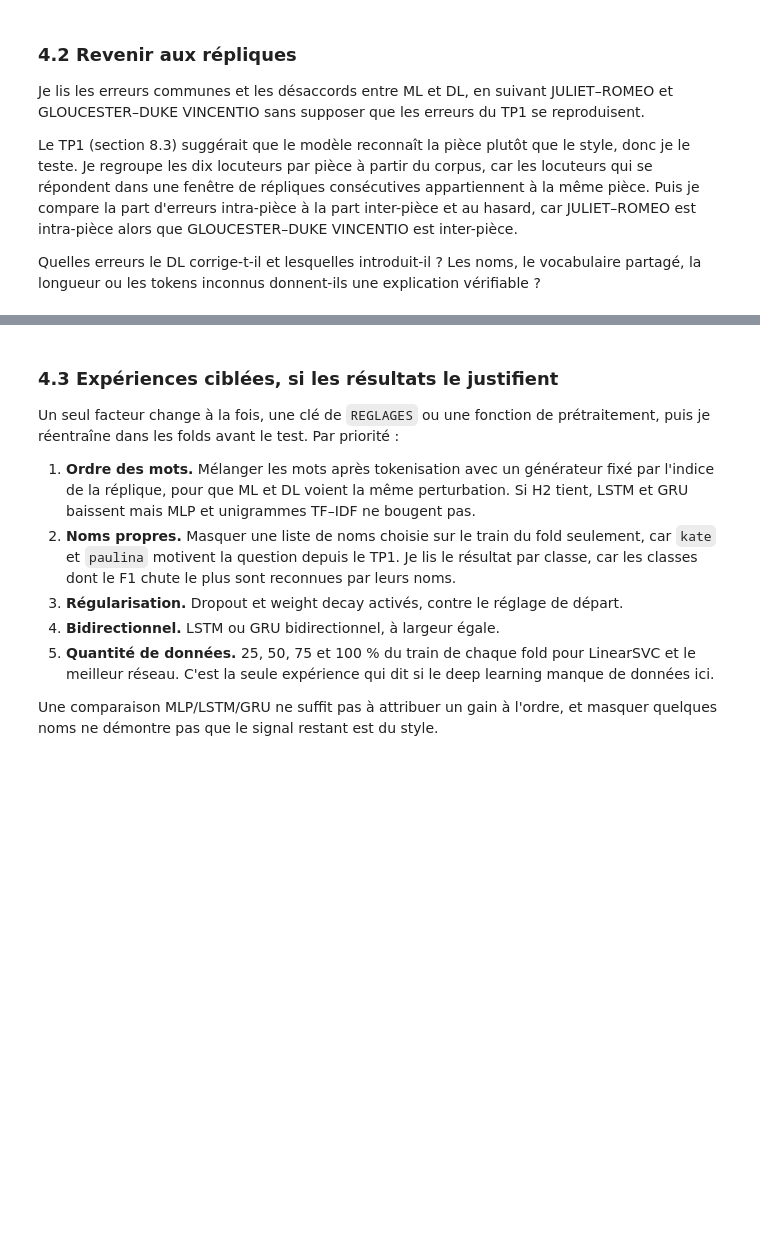
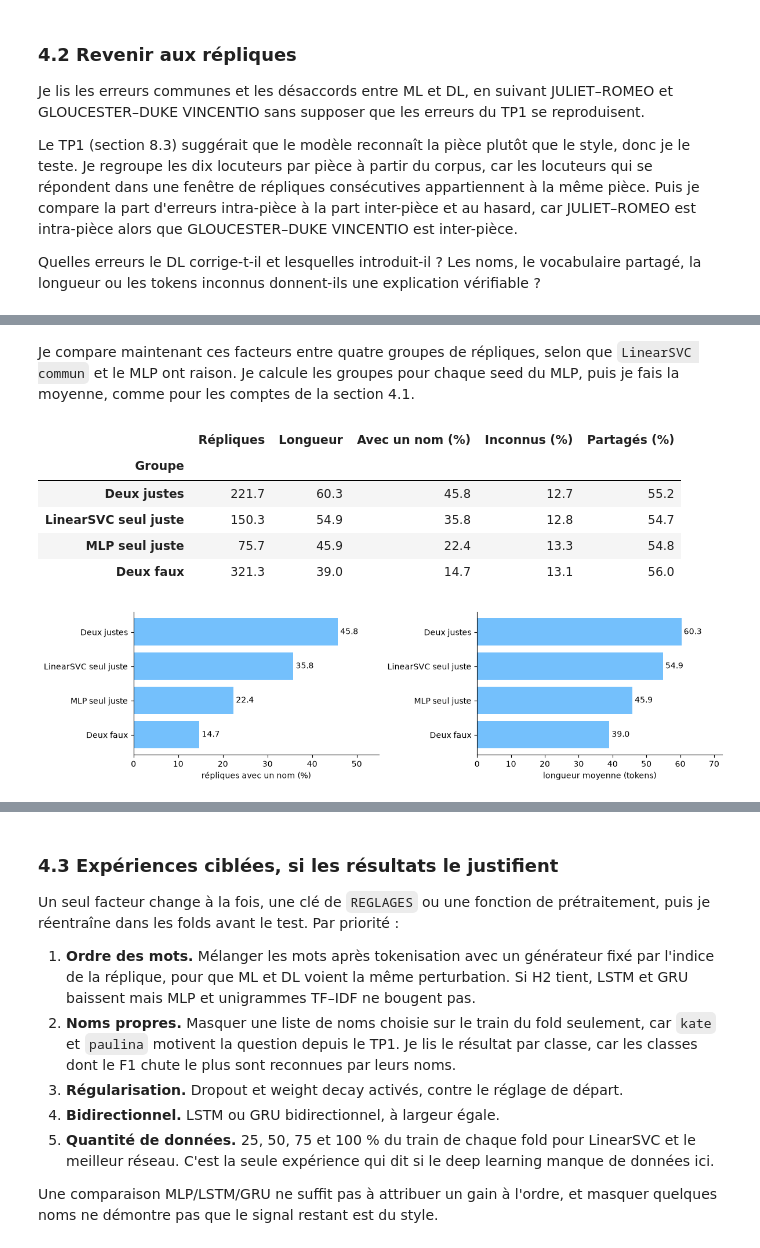
Before and after one commit to mcrayssac/ING3_IAA_GB_NLP, a Jupyter notebook: TP2_NLP_deep_learning.ipynb, the cells around one changed output, grey strips where cells are left out. Cells and saved outputs as stored; diff of their text form; code cells hidden in the pictures; blank space fills up the shorter version.

Commit message:
TP2 section 4.2

```diff
--- a/TP2_NLP_deep_learning.ipynb
+++ b/TP2_NLP_deep_learning.ipynb
@@ -2390,0 +2665,46 @@ Quelles erreurs le DL corrige-t-il et lesquelles introduit-il ? Les noms, le voc
+# %% [markdown]
+Je compare maintenant ces facteurs entre quatre groupes de répliques, selon que `LinearSVC commun` et le MLP ont raison. Je calcule les groupes pour chaque seed du MLP, puis je fais la moyenne, comme pour les comptes de la section 4.1.
+# %%
+# Quatre groupes de répliques selon LinearSVC commun et le MLP, puis leurs facteurs moyens.
+ORDRE_GROUPES = ['Deux justes', 'LinearSVC seul juste', 'MLP seul juste', 'Deux faux']
+
+
+def groupes_svc_mlp(jeu_mlp: pd.Series) -> pd.Series:
+    """Groupe de chaque réplique selon que LinearSVC commun et une seed du MLP ont raison."""
+    svc = jeux_predictions('LinearSVC commun')[0] == y_train
+    mlp = jeu_mlp == y_train
+    choix = np.select([svc & mlp, svc & ~mlp, ~svc & mlp], ORDRE_GROUPES[:3], ORDRE_GROUPES[3])
+    return pd.Series(choix, index=y_train.index)
+
+
+def facteurs_par_groupe(jeu_mlp: pd.Series) -> pd.DataFrame:
+    """Effectif et facteurs moyens de chaque groupe pour une seed du MLP."""
+    return facteurs.assign(Groupe=groupes_svc_mlp(jeu_mlp)).groupby('Groupe').agg(
+        Répliques=('Longueur', 'size'), Longueur=('Longueur', 'mean'),
+        **{'Avec un nom (%)': ('Nom', lambda s: pourcentage(s.sum(), len(s))),
+           'Inconnus (%)': ('Inconnus (%)', 'mean'), 'Partagés (%)': ('Partagés (%)', 'mean')})
+
+
+tables = [facteurs_par_groupe(jeu) for jeu in jeux_predictions('MLP')]
+facteurs_groupes = (sum(tables) / len(tables)).loc[ORDRE_GROUPES]
+display(facteurs_groupes.round(1))
+
+# Part de répliques avec un nom et longueur moyenne, par groupe
+fig, axes = plt.subplots(1, 2, figsize=(12, 3.2))
+for axe, colonne in zip(axes, ('Avec un nom (%)', 'Longueur')):
+    barres = axe.barh(ORDRE_GROUPES[::-1], facteurs_groupes[colonne][::-1], color='#74c0fc')
+    axe.bar_label(barres, labels=[f'{v:.1f}' for v in facteurs_groupes[colonne][::-1]], padding=3)
+    axe.set_xlim(0, facteurs_groupes[colonne].max() * 1.2)
+    axe.set_xlabel({'Longueur': 'longueur moyenne (tokens)'}.get(
+        colonne, 'répliques avec un nom (%)'))
+    axe.spines[['top', 'right']].set_visible(False)
+plt.tight_layout()
+plt.show()
+# %% [output]
+|  | Répliques | Longueur | Avec un nom (%) | Inconnus (%) | Partagés (%) |
+| Groupe |  |  |  |  |  |
+| Deux justes | 221.7 | 60.3 | 45.8 | 12.7 | 55.2 |
+| LinearSVC seul juste | 150.3 | 54.9 | 35.8 | 12.8 | 54.7 |
+| MLP seul juste | 75.7 | 45.9 | 22.4 | 13.3 | 54.8 |
+| Deux faux | 321.3 | 39.0 | 14.7 | 13.1 | 56.0 |
+[figure, added]
```
Also changed, not shown: parts of 21 cells of this notebook.
